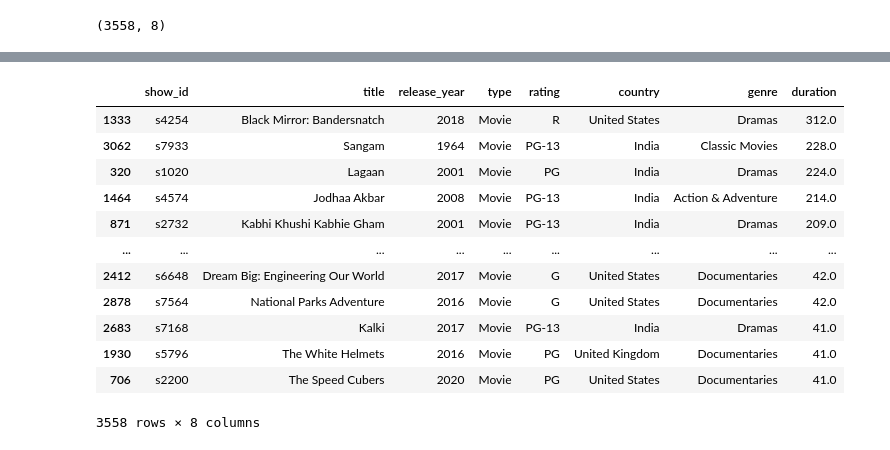
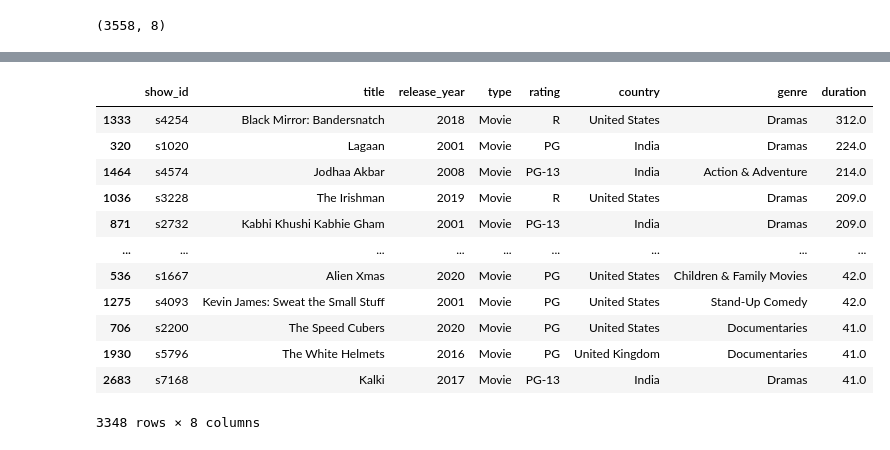
Before and after one commit to Brandilyn0506/SMU_project1_Netflix, a Jupyter notebook: brandilyn_work/Netflix_dataset.ipynb, the cells around one changed output, grey strips where cells are left out. Drawn from its saved outputs; the diff is of its cells as text; code cells hidden in the pictures.

```diff
--- a/brandilyn_work/Netflix_dataset.ipynb
+++ b/brandilyn_work/Netflix_dataset.ipynb
@@ -53,3 +54,6 @@ df.describe()
 df.shape
 # %% [output]
 (3558, 8)
+# %%
+df2 = df.loc[(df['genre'] == 'Dramas') | (df['genre'] == 'Comedies' ) | (df['genre'] == 'Documentaries') | (df['genre'] == 'Action & Adventure')| (df['genre'] == 'Children & Family Movies')| (df['genre'] == 'Stand-Up Comedy')| (df['genre'] == 'Horror Movies')]
+df2.head()
@@ -56,16 +67,17 @@ df.shape
 # %%
-df.sort_values('duration', ascending = False)
+df3 = df2.sort_values('duration', ascending = False)
+df3
 # %% [output]
 |  | show_id | title | release_year | type | rating | country | genre | duration |
 | 1333 | s4254 | Black Mirror: Bandersnatch | 2018 | Movie | R | United States | Dramas | 312.0 |
-| 3062 | s7933 | Sangam | 1964 | Movie | PG-13 | India | Classic Movies | 228.0 |
 | 320 | s1020 | Lagaan | 2001 | Movie | PG | India | Dramas | 224.0 |
 | 1464 | s4574 | Jodhaa Akbar | 2008 | Movie | PG-13 | India | Action & Adventure | 214.0 |
+| 1036 | s3228 | The Irishman | 2019 | Movie | R | United States | Dramas | 209.0 |
 | 871 | s2732 | Kabhi Khushi Kabhie Gham | 2001 | Movie | PG-13 | India | Dramas | 209.0 |
 | ... | ... | ... | ... | ... | ... | ... | ... | ... |
-| 2412 | s6648 | Dream Big: Engineering Our World | 2017 | Movie | G | United States | Documentaries | 42.0 |
-| 2878 | s7564 | National Parks Adventure | 2016 | Movie | G | United States | Documentaries | 42.0 |
+| 536 | s1667 | Alien Xmas | 2020 | Movie | PG | United States | Children & Family Movies | 42.0 |
+| 1275 | s4093 | Kevin James: Sweat the Small Stuff | 2001 | Movie | PG | United States | Stand-Up Comedy | 42.0 |
+| 706 | s2200 | The Speed Cubers | 2020 | Movie | PG | United States | Documentaries | 41.0 |
+| 1930 | s5796 | The White Helmets | 2016 | Movie | PG | United Kingdom | Documentaries | 41.0 |
 | 2683 | s7168 | Kalki | 2017 | Movie | PG-13 | India | Dramas | 41.0 |
-| 1930 | s5796 | The White Helmets | 2016 | Movie | PG | United Kingdom | Documentaries | 41.0 |
-| 706 | s2200 | The Speed Cubers | 2020 | Movie | PG | United States | Documentaries | 41.0 |
-3558 rows × 8 columns
+3348 rows × 8 columns
```
Also changed, not shown: parts of 48 cells of this notebook, 1 other file.
